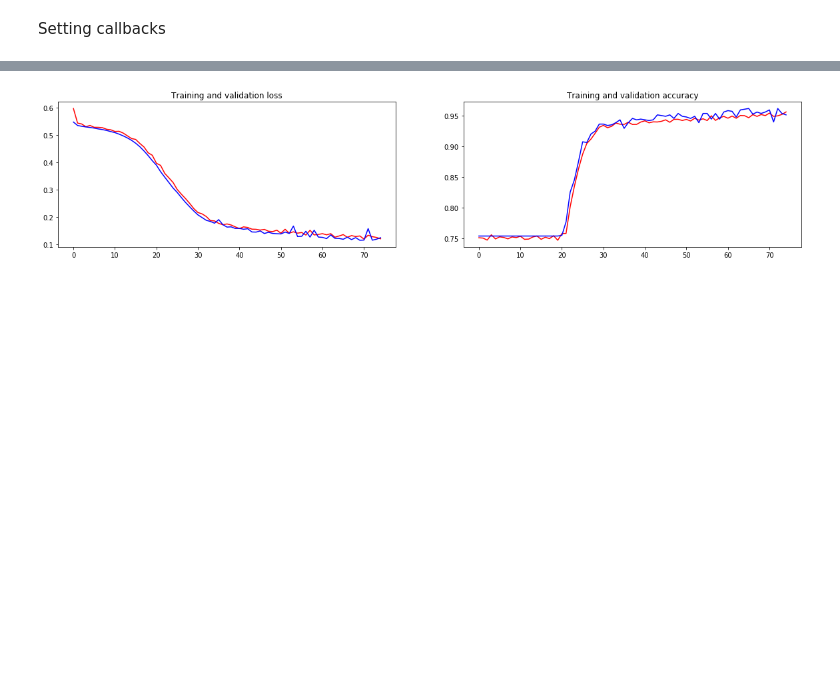
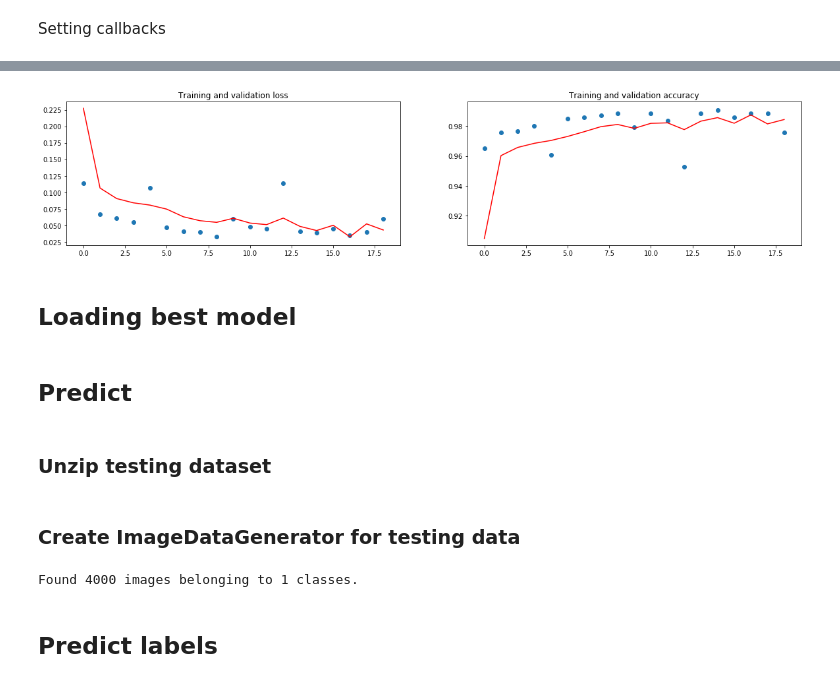
Before and after one commit to lipinski/kaggle-projects, a Jupyter notebook: aerial-cactus-identification/model.ipynb, the cells around one changed output, grey strips where cells are left out. Cells and saved outputs as stored; diff of their text form; code cells hidden in the pictures; blank space fills up the shorter version.

Commit message:
Fix optimizer and add prediction on testing data

```diff
--- a/aerial-cactus-identification/model.ipynb
+++ b/aerial-cactus-identification/model.ipynb
@@ -67,7 +65,8 @@ train_datagen = tf.keras.preprocessing.image.ImageDataGenerator(
     validation_split=0.1,
     horizontal_flip=True,
     vertical_flip=True,
-    shear_range=0.1
+#     shear_range=0.1,
+    brightness_range = (1.0, 1.0)
 )
 
 train_gen = train_datagen.flow_from_directory(train_dir, target_size=(32, 32), subset='training', batch_size=32, class_mode='binary')
@@ -79,19 +78,19 @@ Found 1749 images belonging to 2 classes.
 ## Create model
 # %%
 clf = tf.keras.Sequential([
-    tf.keras.layers.Conv2D(16, kernel_size=(3, 3), activation='relu', input_shape=(32, 32, 3)),
-    tf.keras.layers.MaxPool2D((2, 2)),
-    tf.keras.layers.Conv2D(32, kernel_size=(3, 3), activation='relu'),
+    tf.keras.layers.Conv2D(32, kernel_size=(3, 3), activation='relu', input_shape=(32, 32, 3)),
     tf.keras.layers.MaxPool2D((2, 2)),
     tf.keras.layers.Conv2D(64, kernel_size=(3, 3), activation='relu'),
+    tf.keras.layers.MaxPool2D((2, 2)),
+    tf.keras.layers.Conv2D(128, kernel_size=(3, 3), activation='relu'),
     tf.keras.layers.MaxPool2D((2, 2)),
     tf.keras.layers.Flatten(),
     tf.keras.layers.Dense(512, activation='relu'),
     tf.keras.layers.Dense(1, activation='sigmoid')
 ])
 
-optimizer = tf.keras.optimizers.Adam(learning_rate=0.01)
-clf.compile('sgd', loss='binary_crossentropy', metrics=['accuracy'])
+optimizer = tf.keras.optimizers.Adam(learning_rate=0.001)
+clf.compile(optimizer, loss='binary_crossentropy', metrics=['accuracy'])
 
 clf.summary()
 # %% [output]
@@ -118,7 +117,7 @@ Setting callbacks
 filepath_to_best_model = 'model.h5'
 
 callbacks = [
-    tf.keras.callbacks.EarlyStopping(patience=5),
+    tf.keras.callbacks.EarlyStopping(patience=10),
     tf.keras.callbacks.ModelCheckpoint(filepath=filepath_to_best_model, save_best_only=True)
 ]
 # %%
@@ -154,13 +153,15 @@ Epoch 75/100
 # %%
 fig, axes = plt.subplots(nrows=1, ncols=2, figsize=(20, 4))
 epochs = range(len(history.history['loss']))
 
 axes[0].plot(epochs, history.history['loss'], 'r', label="Training Loss")
-axes[0].plot(epochs, history.history['val_loss'], 'b', label="Validation Loss")
+axes[0].scatter(epochs, history.history['val_loss'], label="Validation Loss")
 axes[0].set_title('Training and validation loss')
 
 axes[1].plot(epochs, history.history['accuracy'], 'r', label="Training Accuracy")
-axes[1].plot(epochs, history.history['val_accuracy'], 'b', label="Validation Accuracy")
+axes[1].scatter(epochs, history.history['val_accuracy'],label="Validation Accuracy")
 axes[1].set_title('Training and validation accuracy');
 # %% [output]
-[figure, old version]
+[figure, new version]
+# %% [markdown]
+## Loading best model
@@ -166,0 +170,4 @@ axes[1].set_title('Training and validation accuracy');
+# %% [markdown]
+## Predict
+# %% [markdown]
+### Unzip testing dataset
@@ -166,0 +177,11 @@ axes[1].set_title('Training and validation accuracy');
+# %% [markdown]
+### Create ImageDataGenerator for testing data
+# %%
+test_datagen = tf.keras.preprocessing.image.ImageDataGenerator(rescale=1/255.)
+test_dir = 'dataset/test/'
+
+test_gen = test_datagen.flow_from_directory(test_dir, class_mode=None, target_size=(32, 32), batch_size=64, shuffle=False)
+# %% [output]
+Found 4000 images belonging to 1 classes.
+# %% [markdown]
+## Predict labels
```
Also changed, not shown: parts of 8 cells of this notebook.
